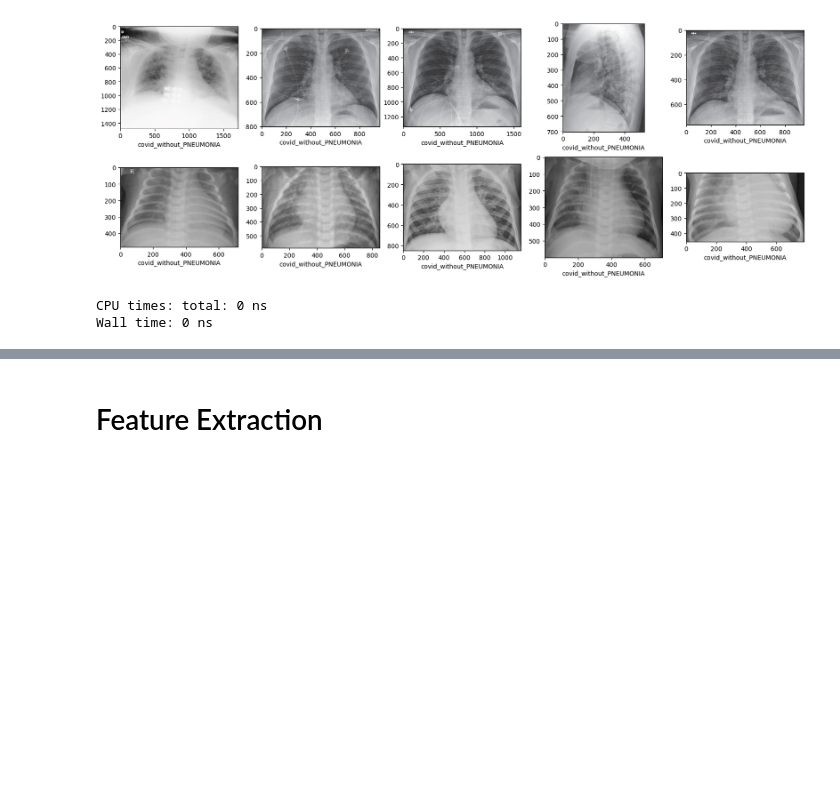
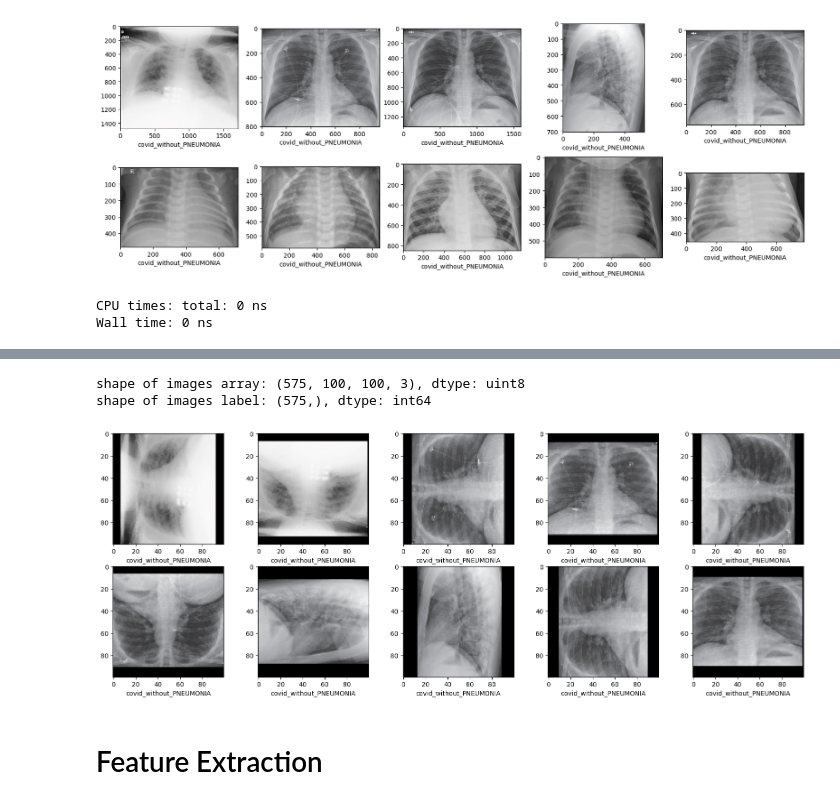
Before and after one commit to MH0386/my_ai_journey, a Jupyter notebook: machine-learning/logistic-regression-from-scratch.ipynb, the cells around one changed output, grey strips where cells are left out. Cells and saved outputs as stored; diff of their text form; code cells hidden in the pictures; blank space fills up the shorter version.

```diff
--- a/machine-learning/logistic-regression-from-scratch.ipynb
+++ b/machine-learning/logistic-regression-from-scratch.ipynb
@@ -88,7 +89,9 @@ plt.show()
 # %% [output]
 [figure]
 # %%
-def rotate(image, angle: int = 90, scale: float = 1.0) -> NDArray:
+def rotate(
+    image: NDArray[float64], angle: int = 90, scale: float = 1.0
+) -> NDArray[float64]:
     # Get the dimensions of the image
     h: int = image.shape[:2][0]
     w: int = image.shape[:2][1]
@@ -152,16 +157,21 @@ Counts: [289 286]
 # %%
-images_array = np.array(images_array)
-images_label = np.array(images_label)
+images_array: NDArray = np.array(object=images_array)
+images_label: NDArray = np.array(object=images_label)
 
-print("shape of images array: {}".format(images_array.shape))
-print("shape of images label: {}".format(images_label.shape))
+print(f"shape of images array: {images_array.shape}, dtype: {images_array.dtype}")
+print(f"shape of images label: {images_label.shape}, dtype: {images_label.dtype}")
+# %% [output]
+shape of images array: (575, 100, 100, 3), dtype: uint8
+shape of images label: (575,), dtype: int64
 # %%
 plt.figure(figsize=(20, 7))
 
-for i, data_ in enumerate(images_array[:10]):
+for i, data_ in enumerate(iterable=images_array[:10]):
     plt.subplot(2, 5, i + 1)
-    plt.imshow(data_)
-    plt.xlabel(images_label[i])
+    plt.imshow(X=data_)
+    plt.xlabel(xlabel=images_label[i])
 
 plt.show()
+# %% [output]
+[figure, added]
 # %%
```
Also changed, not shown: parts of 7 cells of this notebook.
